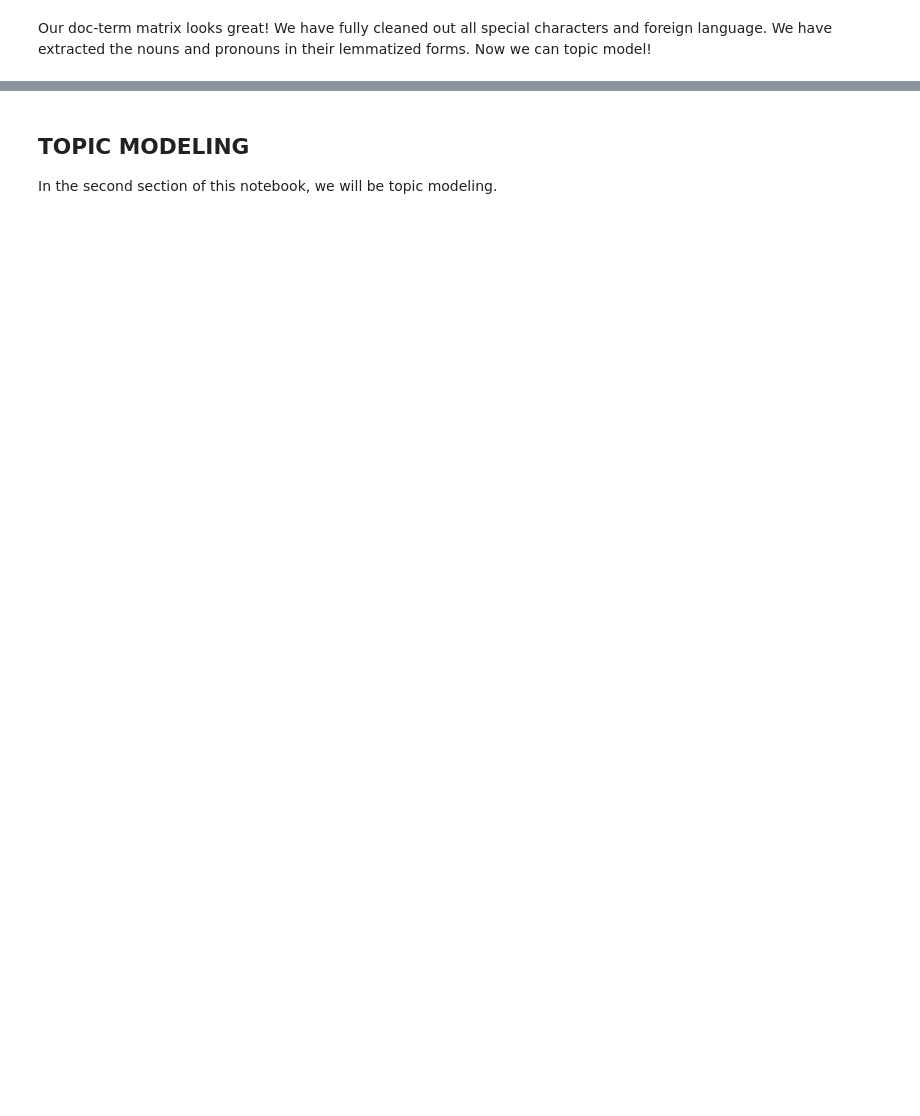
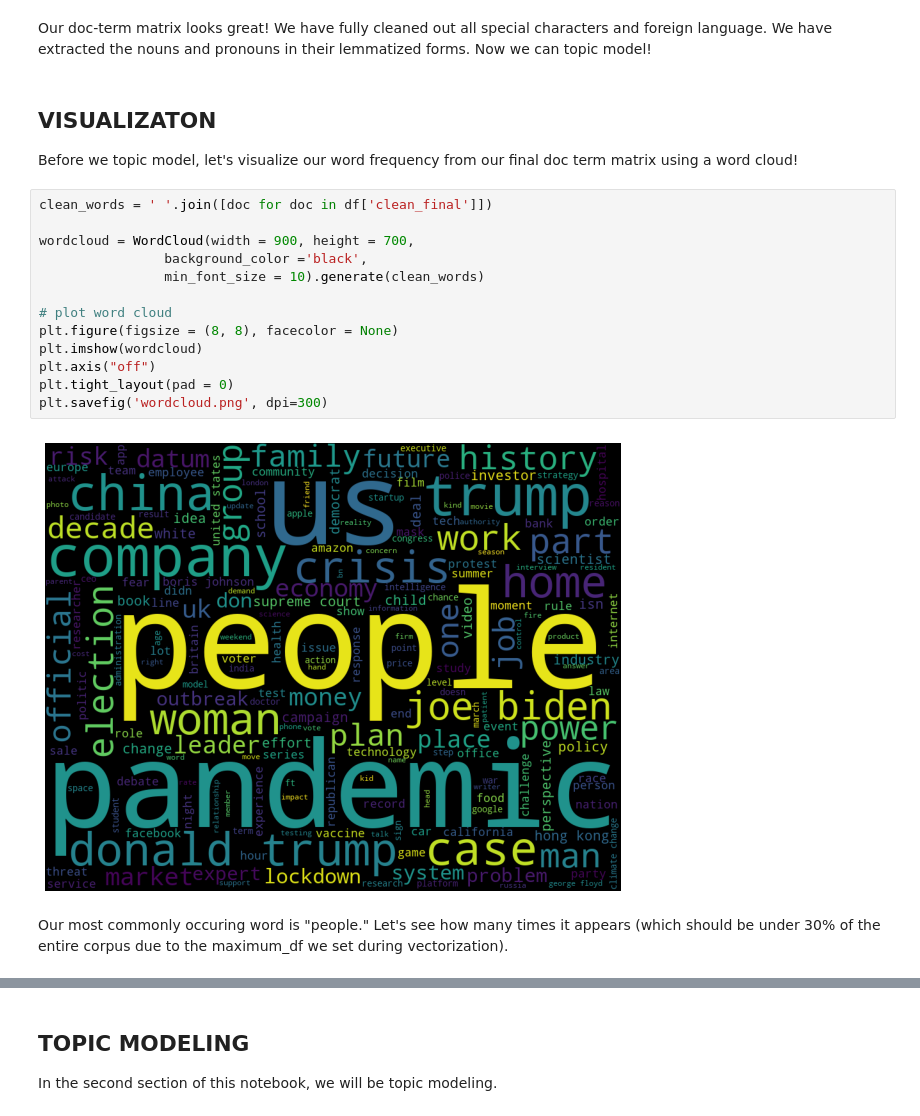
Before and after one commit to JuliaQiao/NLP_News_Recommender, a Jupyter notebook: Text_Pro_Spacy.ipynb, the cells around one changed output, grey strips where cells are left out. Drawn from its saved outputs; the diff is of its cells as text; blank space fills up the shorter version.

Commit message:
topic modeling finished, recommender system in the works

```diff
--- a/Text_Pro_Spacy.ipynb
+++ b/Text_Pro_Spacy.ipynb
@@ -275,2 +331,23 @@ matrix_df
 # %% [markdown]
 Our doc-term matrix looks great! We have fully cleaned out all special characters and foreign language. We have extracted the nouns and pronouns in their lemmatized forms. Now we can topic model!
+# %% [markdown]
+## VISUALIZATON
+
+Before we topic model, let's visualize our word frequency from our final doc term matrix using a word cloud!
+# %%
+clean_words = ' '.join([doc for doc in df['clean_final']])
+
+wordcloud = WordCloud(width = 900, height = 700,
+                background_color ='black',
+                min_font_size = 10).generate(clean_words)
+
+# plot word cloud
+plt.figure(figsize = (8, 8), facecolor = None)
+plt.imshow(wordcloud)
+plt.axis("off")
+plt.tight_layout(pad = 0)
+plt.savefig('wordcloud.png', dpi=300)
+# %% [output]
+[figure, added]
+# %% [markdown]
+Our most commonly occuring word is "people." Let's see how many times it appears (which should be under 30% of the entire corpus due to the maximum_df we set during vectorization).
```
Also changed, not shown: parts of 186 cells of this notebook, 1 other file.
